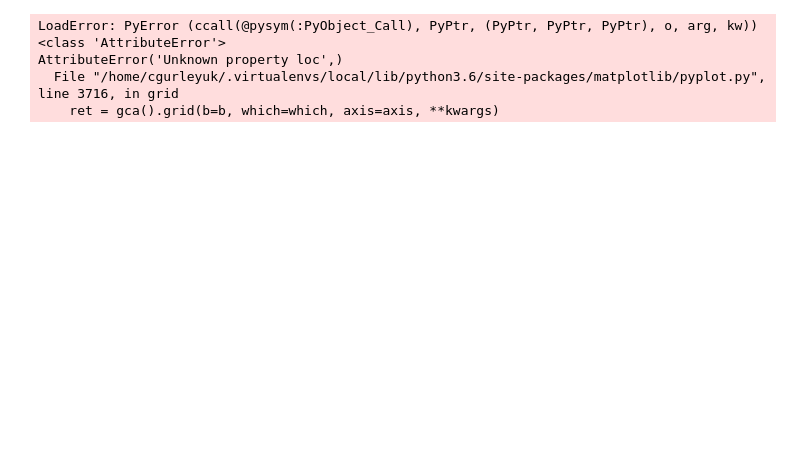
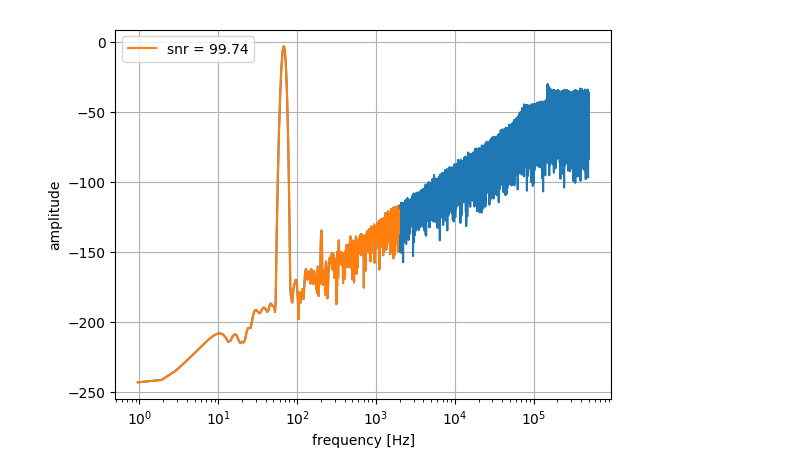
Before and after one commit to cgurleyuk/dsm, a Jupyter notebook: cic-decimation-filter.ipynb, the cells around one changed output. Saved outputs shown, nothing was run; the diff lists cells and outputs as text; code cells hidden in the pictures; blank space fills up the shorter version.

```diff
--- a/cic-decimation-filter.ipynb
+++ b/cic-decimation-filter.ipynb
@@ -7,53 +5,40 @@ WARNING: replacing module dsm
 # %%
 f_s = 1e6;
 T_s = 1/f_s;
 
 n_fft = 2^20;
 n_ini = 2^16;
 k = 71;
 
 f_i = f_s/n_fft*k;
-a_i = .5;
+a_i = .7;
 b_i = 0;
 
 n_i = 0;
 
 t = 0:T_s:T_s*(n_fft+n_ini-1);
-inp = a_i*sin.(2*pi*f_i*t) + b_i + 2*n_i*(rand(size(t))-.5);
+inp = a_i*sin.(2*pi*f_i*t) + b_i + n_i*randn(size(t));
 
-int_1 = zeros(size(t));
-int_2 = zeros(size(t));
-q_0   = zeros(size(t));
+mod = dsm.mod_so(1.0, 1.0, 1.0, 0.0, 1.0, 1.0, 0.0);
+out = dsm.sim_mod(mod, inp);
 
-q_0[1] = 0;
-
-for i = 2:length(inp)
-    int_1[i] = int_1[i-1] + (inp[i] - q_0[i-1]);
-    int_2[i] = int_2[i-1] + (int_1[i] - q_0[i-1]);
-    q_0[i] = (int_2[i] > 0)*2-1;
-end
-
-q = q_0[end-n_fft+1:end];
-
+q = out.q[end-n_fft+1:end];
 q_snr = dsm.snr(q, f_i, f_s/(2*256), f_s);
 
 w = DSP.Windows.kaiser(n_fft, 20);
 wf = mean(w);
 Y_inp = fft(q.*w)/n_fft/wf;
 
 f = linspace(0, f_s/2, (n_fft/2+1));
 
-PyPlot.semilogx(f, 20*log10.(2*abs.(Y_inp[1:trunc(Int64, n_fft/2+1)])), label=@sprintf("snr = %.2f", q_snr));
+PyPlot.semilogx(f, 20*log10.(2*abs.(Y_inp[1:trunc(Int64, n_fft/2+1)])));
 PyPlot.hold(true);
-PyPlot.semilogx(f[1:trunc(Int64, n_fft/(2*256))], 20*log10.(2*abs.(Y_inp[1:trunc(Int64, n_fft/(2*256))])))
-PyPlot.grid(loc=2);
+PyPlot.semilogx(f[1:trunc(Int64, n_fft/(2*256))], 20*log10.(2*abs.(Y_inp[1:trunc(Int64, n_fft/(2*256))])), label=@sprintf("snr = %.2f", q_snr))
+PyPlot.legend(loc=2);
 PyPlot.hold(false);
 PyPlot.grid(true);
 PyPlot.xlabel("frequency [Hz]");
 PyPlot.ylabel("amplitude");
 # %% [output]
-LoadError: PyError (ccall(@pysym(:PyObject_Call), PyPtr, (PyPtr, PyPtr, PyPtr), o, arg, kw)) <class 'AttributeError'>
-AttributeError('Unknown property loc',)
-  File "/home/cgurleyuk/.virtualenvs/local/lib/python3.6/site-packages/matplotlib/pyplot.py", line 3716, in grid
-    ret = gca().grid(b=b, which=which, axis=axis, **kwargs)
+[figure, added]
 # %%
```
Also changed, not shown: parts of 3 cells of this notebook, 5 other files.
